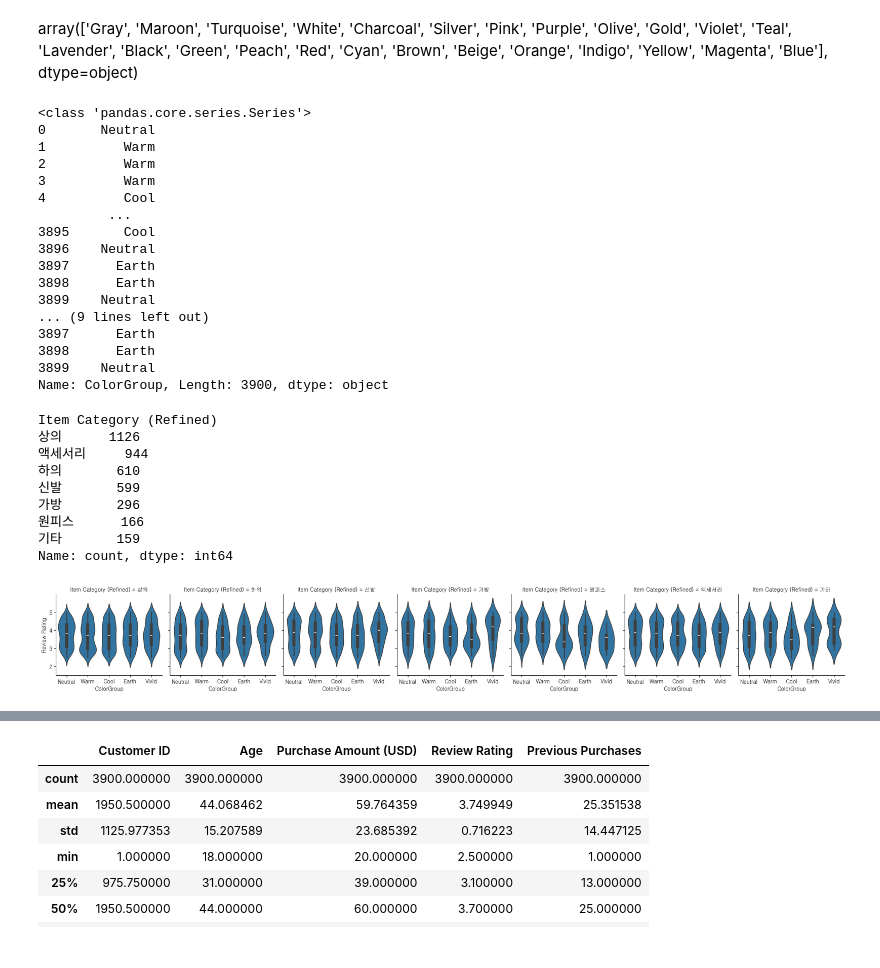
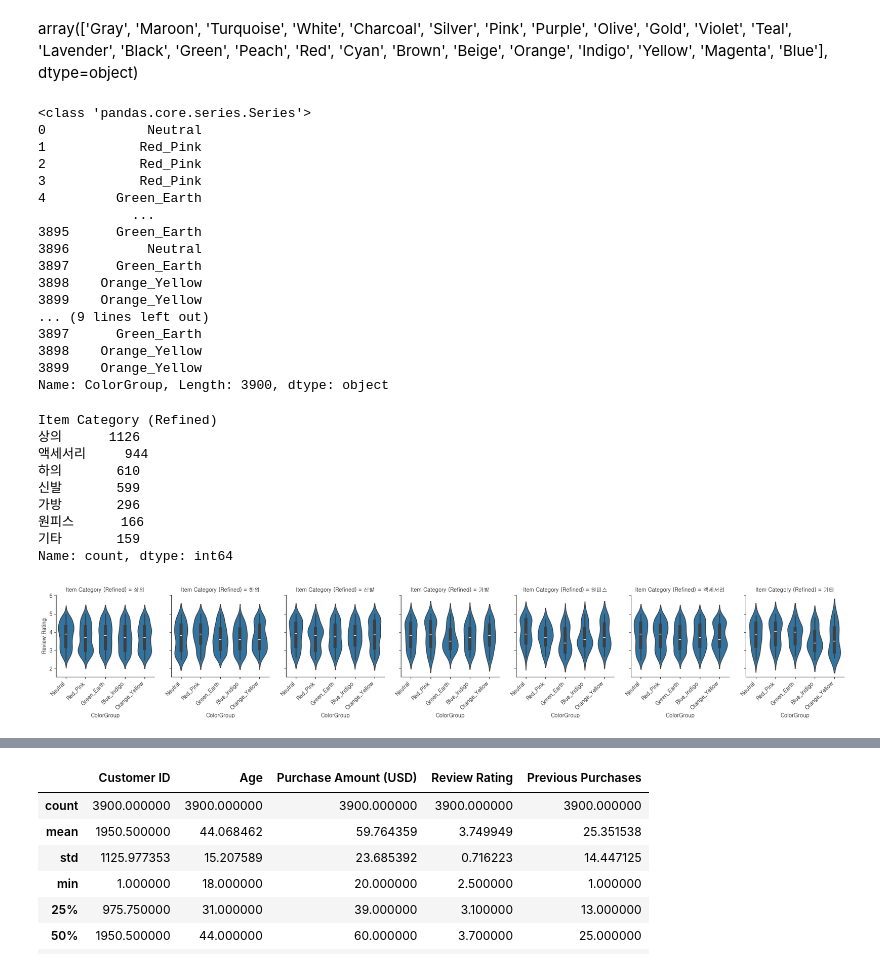
Before and after one commit to jr-2-team/shopping-data-analysis, a Jupyter notebook: HJH.ipynb, the cells around one changed output, grey strips where cells are left out. Saved outputs shown, nothing was run; the diff lists cells and outputs as text; code cells hidden in the pictures.

```diff
--- a/HJH.ipynb
+++ b/HJH.ipynb
@@ -324,11 +333,11 @@ array(['Gray', 'Maroon', 'Turquoise', 'White', 'Charcoal', 'Silver',
 # %%
 
 color_groups = {
-    'Neutral': ['Black', 'White', 'Gray', 'Charcoal', 'Silver', 'Beige'],
-    'Warm': ['Red', 'Orange', 'Peach', 'Yellow', 'Gold', 'Maroon'],
-    'Cool': ['Blue', 'Cyan', 'Teal', 'Turquoise', 'Indigo', 'Violet', 'Lavender'],
-    'Earth': ['Brown', 'Olive', 'Green'],
-    'Vivid': ['Pink', 'Purple', 'Magenta']
+    'Red_Pink': ['Red', 'Maroon', 'Pink', 'Magenta', 'Peach'],
+    'Orange_Yellow': ['Orange', 'Gold', 'Yellow', 'Beige', 'Brown'],
+    'Green_Earth': ['Green', 'Olive', 'Teal', 'Turquoise', 'Cyan'],
+    'Blue_Indigo': ['Blue', 'Indigo', 'Violet', 'Purple', 'Lavender'],
+    'Neutral': ['Black', 'White', 'Gray', 'Charcoal', 'Silver']
 }
 
 # 매핑용 딕셔너리 생성
@@ -343,31 +352,24 @@ shopping_df['ColorGroup'] = shopping_df['Color'].map(color_to_group)
 print(shopping_df['ColorGroup'])
 # %% [output]
 <class 'pandas.core.series.Series'>
-0       Neutral
-1          Warm
-2          Warm
-3          Warm
-4          Cool
-         ...
-3895       Cool
-3896    Neutral
-3897      Earth
-3898      Earth
-3899    Neutral
+0             Neutral
+1            Red_Pink
+2            Red_Pink
+3            Red_Pink
+4         Green_Earth
+            ...
+3895      Green_Earth
+3896          Neutral
+3897      Green_Earth
+3898    Orange_Yellow
+3899    Orange_Yellow
 ... (9 lines left out)
-3897      Earth
-3898      Earth
-3899    Neutral
+3897      Green_Earth
+3898    Orange_Yellow
+3899    Orange_Yellow
 Name: ColorGroup, Length: 3900, dtype: object
 # %%
 # 색상과 리뷰와의 관계
-# print(shopping_df['Review Rating'])
-# print(shopping_df['Color'])
-# sns.regplot(data=shopping_df, x='Color', y='Review Rating')
-
-
-#plt.show()
-# 구매 금액과
 shopping_df['ReviewGroup'] = pd.cut(
     shopping_df['Review Rating'],
     bins=[0, 1, 2, 3, 4, 5],
@@ -383,39 +385,42 @@ def classify_item(item):
     elif item in ['Dress']:
         return '원피스'
     elif item in ['Shoes', 'Sneakers', 'Boots', 'Sandals']:
         return '신발'
     elif item in ['Handbag', 'Backpack']:
         return '가방'
     elif item in ['Scarf', 'Hat', 'Gloves', 'Belt', 'Jewelry', 'Sunglasses']:
         return '액세서리'
     else:
         return '기타'
 
+color_order = shopping_df['ColorGroup'].unique()
+
 shopping_df['Item Category (Refined)'] = shopping_df['Item Purchased'].apply(classify_item)
-# shopping_df['Color Category (Refined)'] = shopping_df['Color'].apply(classify_item_color)
 
 print(shopping_df['Item Category (Refined)'].value_counts())
 
 
+facet_grid = sns.FacetGrid(
+    data=shopping_df, col='Item Category (Refined)', margin_titles=True)
 
+facet_grid.map(sns.violinplot, 'ColorGroup' , 'Review Rating', order=color_order)
 
-facet_grid = sns.FacetGrid(
-    data=shopping_df, col='Item Category (Refined)',
-    margin_titles=True)
+# x축 글자 회전
+for ax in facet_grid.axes.flat:
+    plt.setp(ax.get_xticklabels(), rotation=45, ha='right')
 
-facet_grid.map(sns.violinplot, 'ColorGroup' , 'Review Rating')
 plt.show()
 # %% [output]
 Item Category (Refined)
 상의      1126
 액세서리     944
 하의       610
 신발       599
 가방       296
 원피스      166
 기타       159
 Name: count, dtype: int64
-[figure, old version]
+[figure, new version]
 # %%
 # 색상과 리뷰의 구매금액 교차분석
 shopping_df['ReviewGroup'] = pd.cut(
```
Also changed, not shown: parts of 10 cells of this notebook, 1 other file.
